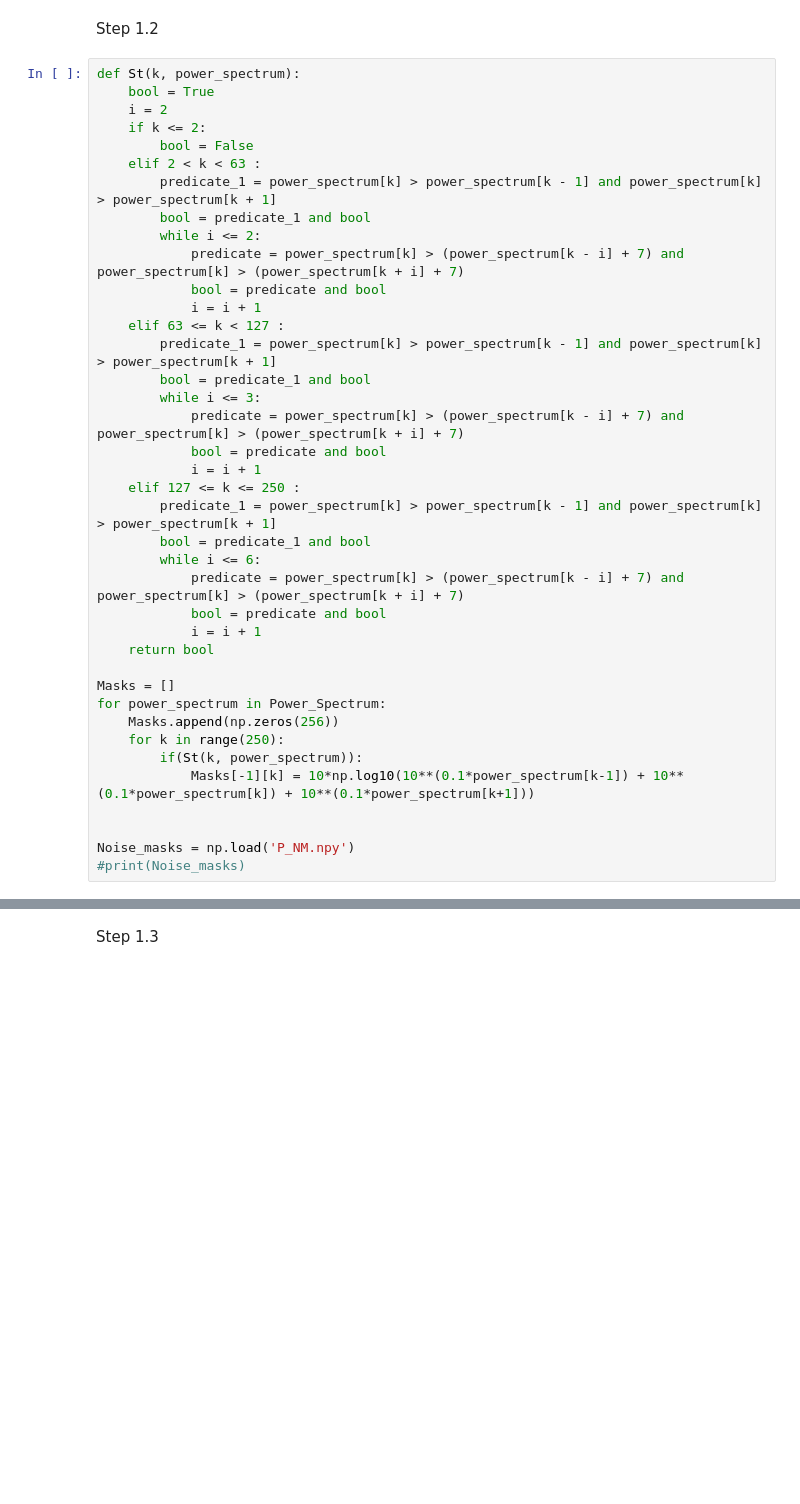
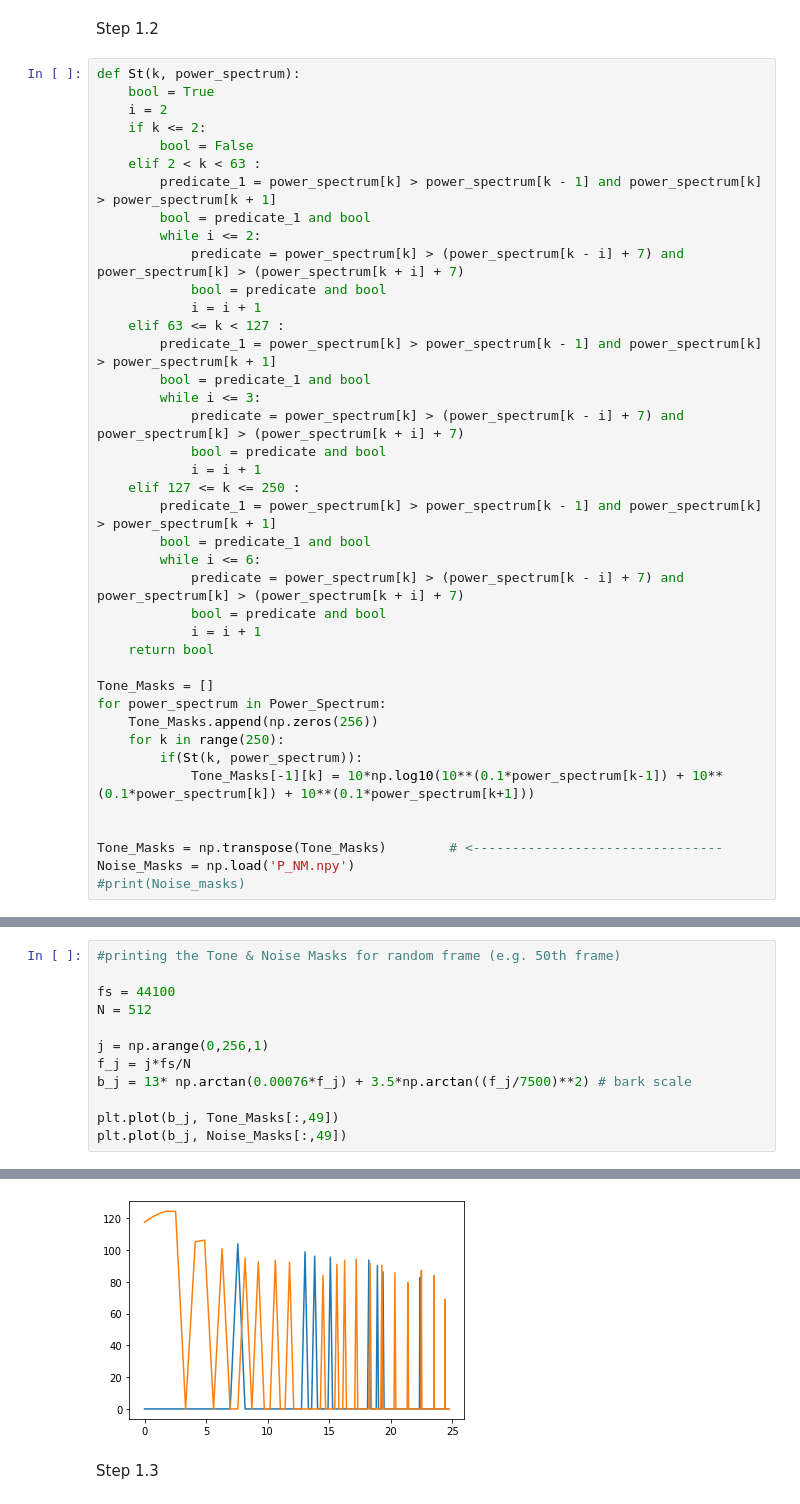
Before and after one commit to TilemahosAravanis/DSP_LAB_2h_erg, a Jupyter notebook: DSP_LAB_2h_erg.ipynb, the cells around one changed output, grey strips where cells are left out. Cells and saved outputs as stored; diff of their text form; blank space fills up the shorter version.

```diff
--- a/DSP_LAB_2h_erg.ipynb
+++ b/DSP_LAB_2h_erg.ipynb
@@ -102,13 +125,14 @@ def St(k, power_spectrum):
             i = i + 1
     return bool
 
-Masks = []
+Tone_Masks = []
 for power_spectrum in Power_Spectrum:
-    Masks.append(np.zeros(256))
+    Tone_Masks.append(np.zeros(256))
     for k in range(250):
         if(St(k, power_spectrum)):
-            Masks[-1][k] = 10*np.log10(10**(0.1*power_spectrum[k-1]) + 10**(0.1*power_spectrum[k]) + 10**(0.1*power_spectrum[k+1]))
+            Tone_Masks[-1][k] = 10*np.log10(10**(0.1*power_spectrum[k-1]) + 10**(0.1*power_spectrum[k]) + 10**(0.1*power_spectrum[k+1]))
 
 
-Noise_masks = np.load('P_NM.npy')
+Tone_Masks = np.transpose(Tone_Masks)        # <--------------------------------
+Noise_Masks = np.load('P_NM.npy')
 #print(Noise_masks)
@@ -114,0 +145,13 @@ Noise_masks = np.load('P_NM.npy')
+# %%
+#printing the Tone & Noise Masks for random frame (e.g. 50th frame)
+
+fs = 44100
+N = 512
+
+j = np.arange(0,256,1)
+f_j = j*fs/N
+b_j = 13* np.arctan(0.00076*f_j) + 3.5*np.arctan((f_j/7500)**2) # bark scale
+
+plt.plot(b_j, Tone_Masks[:,49])
+plt.plot(b_j, Noise_Masks[:,49])
+# %% [output]
@@ -115,3 +159,4 @@ Noise_masks = np.load('P_NM.npy')
+[figure, added]
 # %% [markdown]
 Step 1.3
 # %%
```
Also changed, not shown: parts of 11 cells of this notebook.
